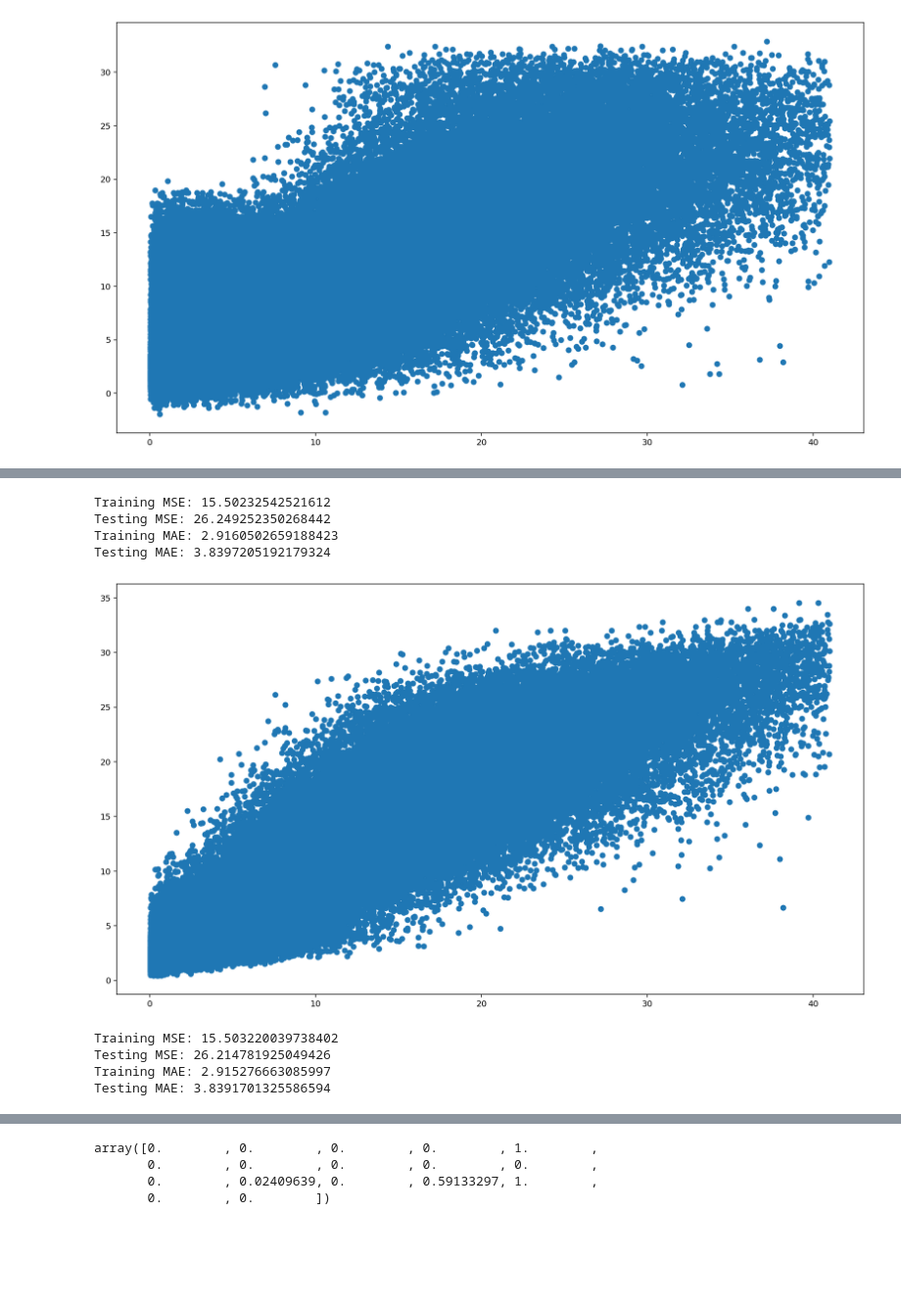
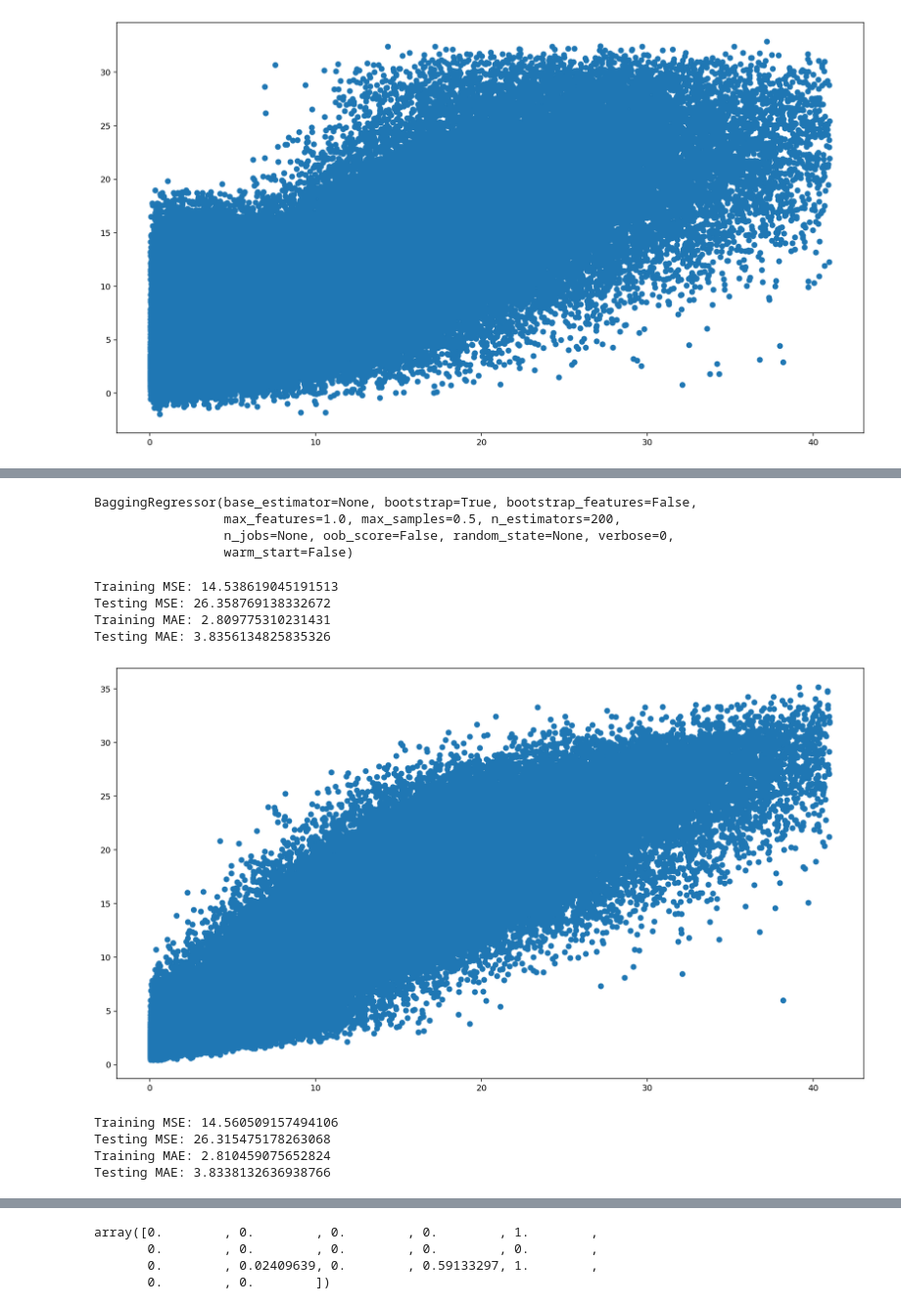
Before and after one commit to blowe615/starbucks_offers, a Jupyter notebook: starbucks_offers.ipynb, the cells around one changed output, grey strips where cells are left out. Shown at 98% size. Cells and saved outputs as stored; diff of their text form; code cells hidden in the pictures; blank space fills up the shorter version.

Commit message:
refactor: Perform grid search to tune BaggingRegressor

```diff
--- a/starbucks_offers.ipynb
+++ b/starbucks_offers.ipynb
@@ -1220,0 +1226,7 @@ Testing MAE: 4.864186602630076
+# %%
+# Run a grid search on Bagging Regressor hyperparameters
+scorer = make_scorer(mean_absolute_error, greater_is_better=False)
+bg = BaggingRegressor()
+parameters = {'n_estimators':[10,100,200],'max_samples':[0.25,0.5,0.75,1.0]}
+model = GridSearchCV(bg,parameters,scoring=scorer,cv=5)
+model.fit(X_train_IQR, y_train_IQR)
@@ -1221,15 +1247,25 @@ Testing MAE: 4.864186602630076
+# %%
+# view the parameters of the best estimator
+model.best_estimator_
+# %% [output]
+BaggingRegressor(base_estimator=None, bootstrap=True, bootstrap_features=False,
+                 max_features=1.0, max_samples=0.5, n_estimators=200,
+                 n_jobs=None, oob_score=False, random_state=None, verbose=0,
+                 warm_start=False)
 # %%
-plot_pred_actual(BaggingRegressor(n_estimators=200,max_samples=.4), X_train_IQR, X_test_IQR, y_train_IQR, y_test_IQR)
+# run the best_estimator model
+plot_pred_actual(BaggingRegressor(n_estimators=200,max_samples=0.5), X_train_IQR, X_test_IQR, y_train_IQR, y_test_IQR)
 # %% [output]
-Training MSE: 15.50232542521612
-Testing MSE: 26.249252350268442
-Training MAE: 2.9160502659188423
-Testing MAE: 3.8397205192179324
+Training MSE: 14.538619045191513
+Testing MSE: 26.358769138332672
+Training MAE: 2.809775310231431
+Testing MAE: 3.8356134825835326
-[figure, old version]
+[figure, new version]
 # %%
-model, y_preds_train, y_preds_test = fit_test_model(BaggingRegressor(n_estimators=200,max_samples=.4), X_train_IQR, X_test_IQR, y_train_IQR, y_test_IQR)
+# store the fitted model with the best parameters (200 estimators, 0.5 max_samples)
+model, y_preds_train, y_preds_test = fit_test_model(BaggingRegressor(n_estimators=200,max_samples=.5), X_train_IQR, X_test_IQR, y_train_IQR, y_test_IQR)
 # %% [output]
-Training MSE: 15.503220039738402
-Testing MSE: 26.214781925049426
-Training MAE: 2.915276663085997
-Testing MAE: 3.8391701325586594
+Training MSE: 14.560509157494106
+Testing MSE: 26.315475178263068
+Training MAE: 2.810459075652824
+Testing MAE: 3.8338132636938766
```
Also changed, not shown: parts of 6 cells of this notebook.
